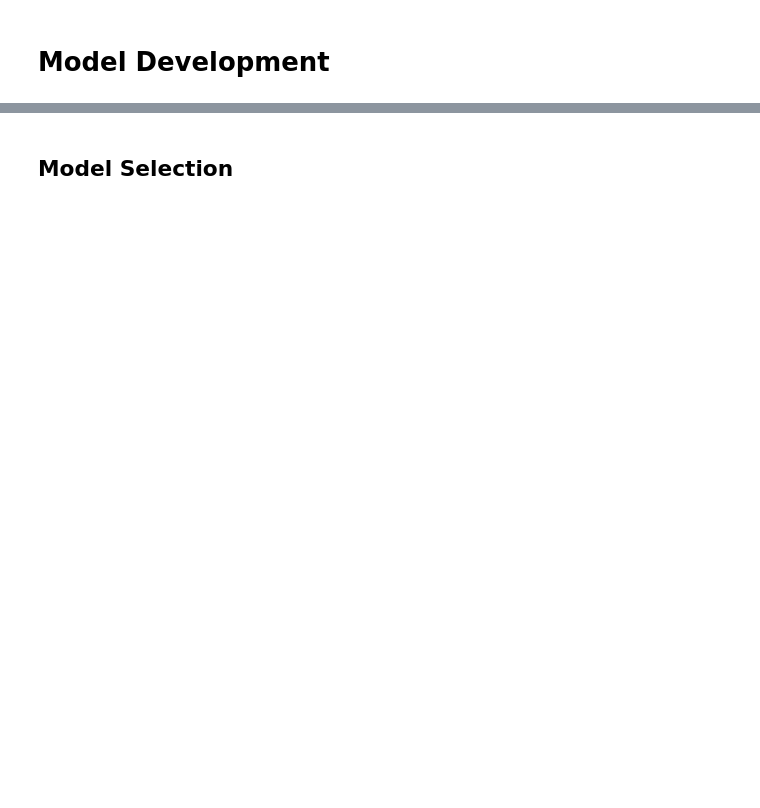
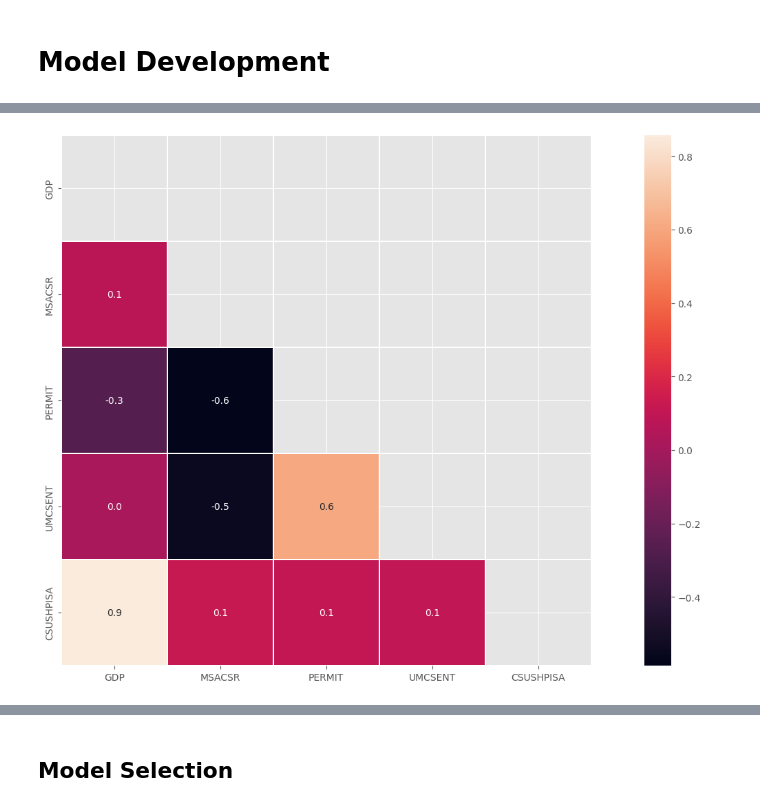
Before and after one commit to SarkarPriyanshu/USHousingMarketAnalysis, a Jupyter notebook: 03_Model_Development_Evaluation.ipynb, the cells around one changed output, grey strips where cells are left out. Cells and saved outputs as stored; diff of their text form; code cells hidden in the pictures; blank space fills up the shorter version.

```diff
--- a/03_Model_Development_Evaluation.ipynb
+++ b/03_Model_Development_Evaluation.ipynb
@@ -74,0 +173,2 @@ models_list = [{'LinearRegression':LinearRegression()},{'BayesianRidge':Bayesian
+# %%
+X_train.drop('INTDSRUSM193N',axis=1,inplace=True)
@@ -74,0 +210,8 @@ models_list = [{'LinearRegression':LinearRegression()},{'BayesianRidge':Bayesian
+# %%
+plt.figure(figsize=(20,10))
+correlation = df[(X_train.drop('const',axis=1).columns.to_list() + ['CSUSHPISA'])].corr()
+mask = np.triu(correlation)
+sns.heatmap(correlation,annot=True, mask=mask, fmt='.1f', square=True,linewidth=0.25,linecolor='white')
+plt.show()
+# %% [output]
+[figure, added]
```
Also changed, not shown: parts of 49 cells of this notebook.
